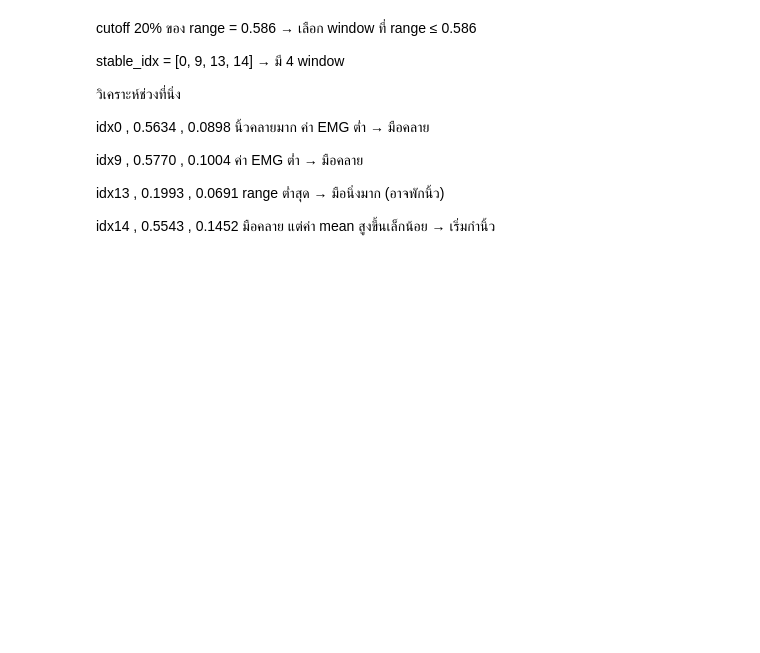
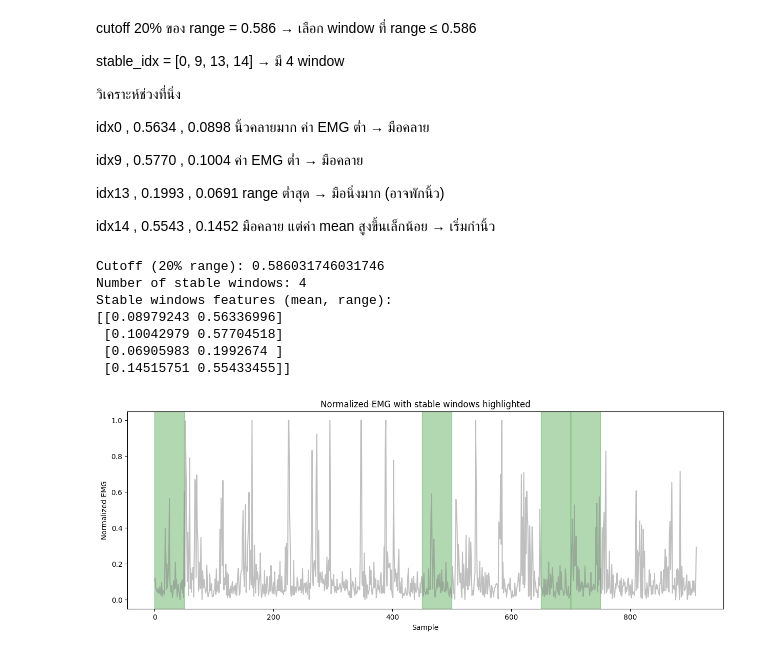
Before and after one commit to pittachiox/AISkilledarm_new, a Jupyter notebook: myemg/train_1.ipynb, the cells around one changed output. Cells and saved outputs as stored; diff of their text form; code cells hidden in the pictures; blank space fills up the shorter version.

```diff
--- a/myemg/train_1.ipynb
+++ b/myemg/train_1.ipynb
@@ -984,3 +984,61 @@ idx9 , 0.5770 , 0.1004	ค่า EMG ต่ำ → มือคลาย
 idx13 , 0.1993 , 0.0691	range ต่ำสุด → มือนิ่งมาก (อาจพักนิ้ว)
 
 idx14 , 0.5543 , 0.1452	มือคลาย แต่ค่า mean สูงขึ้นเล็กน้อย → เริ่มกำนิ้ว
+# %%
+import numpy as np
+import pandas as pd
+import matplotlib.pyplot as plt
+
+# Load CSV
+data = pd.read_csv("emg_log3.csv")
+data["digital_norm"] = data["Raw"] / 4095.0
+
+# Create windows
+window_size = 50
+windows = []
+features = []
+
+for start in range(0, len(data) - window_size, window_size):
+    segment = data["digital_norm"].iloc[start:start+window_size].values
+    mean_val = np.mean(segment)
+    range_val = np.max(segment) - np.min(segment)
+    windows.append(segment)
+    features.append([mean_val, range_val])
+
+features = np.array(features)
+
+# Stable window (lowest 20% range)
+percentile = 20
+cutoff = np.percentile(features[:, 1], percentile)
+stable_idx = np.where(features[:, 1] <= cutoff)[0]
+
+print("Cutoff (20% range):", cutoff)
+print("Number of stable windows:", len(stable_idx))
+
+# ดูค่า mean และ range ของ stable windows
+stable_features = features[stable_idx]
+print("Stable windows features (mean, range):")
+print(stable_features)
+
+# Visual inspection
+plt.figure(figsize=(15,5))
+plt.plot(data["digital_norm"], color='gray', alpha=0.5, label="Normalized EMG")
+
+for idx in stable_idx:
+    start = idx * window_size
+    end = start + window_size
+    plt.axvspan(start, end, color='green', alpha=0.3)  # highlight stable windows
+
+plt.title("Normalized EMG with stable windows highlighted")
+plt.xlabel("Sample")
+plt.ylabel("Normalized EMG")
+plt.show()
+# %% [output]
+Cutoff (20% range): 0.586031746031746
+Number of stable windows: 4
+Stable windows features (mean, range):
+[[0.08979243 0.56336996]
+ [0.10042979 0.57704518]
+ [0.06905983 0.1992674 ]
+ [0.14515751 0.55433455]]
+[figure, added]
```
